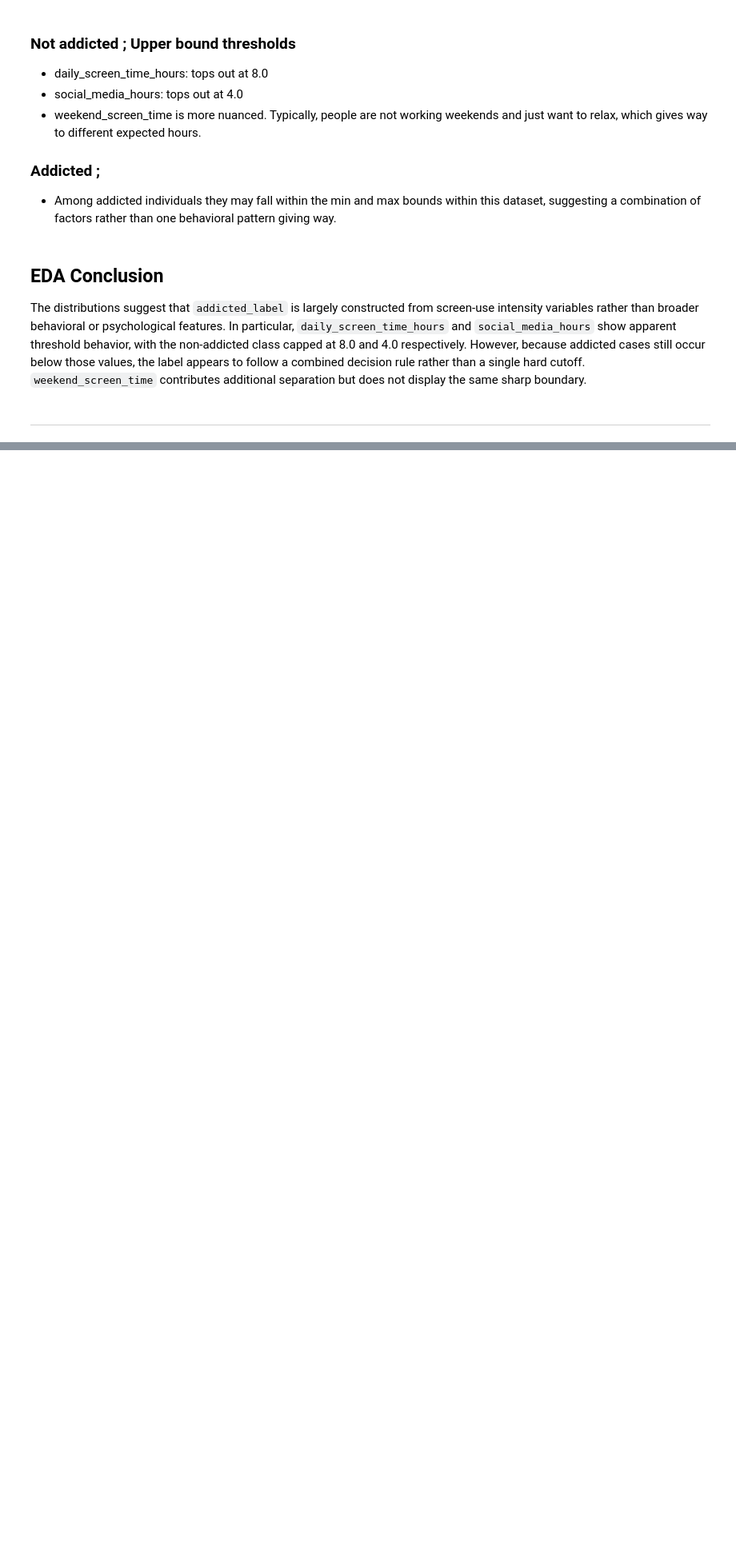
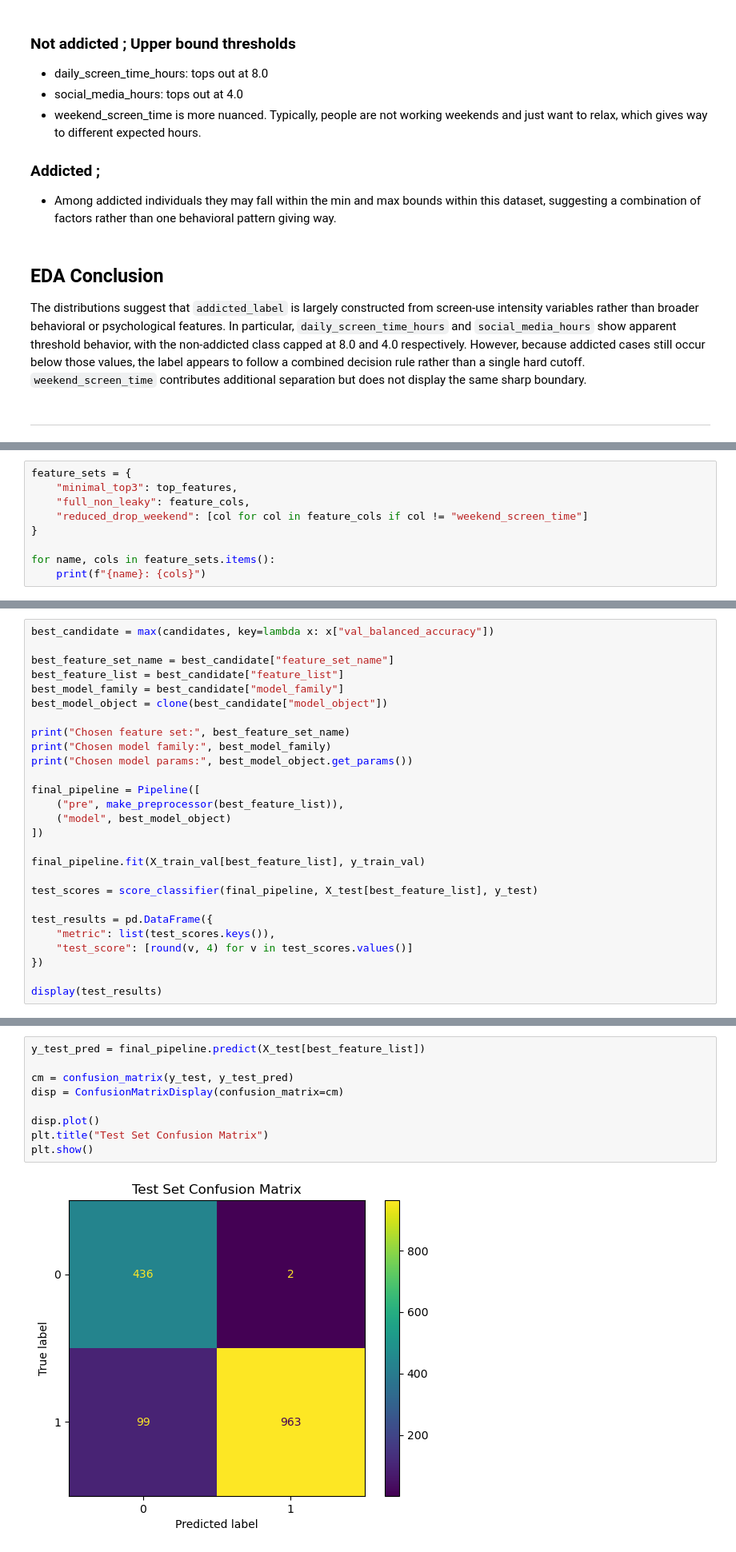
Before and after one commit to Lqvy/Social-Media-Use-Disorder-Prediction-Model, a Jupyter notebook: addiction_prediction.ipynb, the cells around one changed output, grey strips where cells are left out. Shown at 80% size. Drawn from its saved outputs; the diff is of its cells as text; blank space fills up the shorter version.

```diff
--- a/addiction_prediction.ipynb
+++ b/addiction_prediction.ipynb
@@ -342,0 +410,9 @@ The distributions suggest that `addicted_label` is largely constructed from scre
+# %%
+feature_sets = {
+    "minimal_top3": top_features,
+    "full_non_leaky": feature_cols,
+    "reduced_drop_weekend": [col for col in feature_cols if col != "weekend_screen_time"]
+}
+
+for name, cols in feature_sets.items():
+    print(f"{name}: {cols}")
@@ -342,0 +556,27 @@ The distributions suggest that `addicted_label` is largely constructed from scre
+# %%
+best_candidate = max(candidates, key=lambda x: x["val_balanced_accuracy"])
+
+best_feature_set_name = best_candidate["feature_set_name"]
+best_feature_list = best_candidate["feature_list"]
+best_model_family = best_candidate["model_family"]
+best_model_object = clone(best_candidate["model_object"])
+
+print("Chosen feature set:", best_feature_set_name)
+print("Chosen model family:", best_model_family)
+print("Chosen model params:", best_model_object.get_params())
+
+final_pipeline = Pipeline([
+    ("pre", make_preprocessor(best_feature_list)),
+    ("model", best_model_object)
+])
+
+final_pipeline.fit(X_train_val[best_feature_list], y_train_val)
+
+test_scores = score_classifier(final_pipeline, X_test[best_feature_list], y_test)
+
+test_results = pd.DataFrame({
+    "metric": list(test_scores.keys()),
+    "test_score": [round(v, 4) for v in test_scores.values()]
+})
+
+display(test_results)
@@ -342,0 +594,11 @@ The distributions suggest that `addicted_label` is largely constructed from scre
+# %%
+y_test_pred = final_pipeline.predict(X_test[best_feature_list])
+
+cm = confusion_matrix(y_test, y_test_pred)
+disp = ConfusionMatrixDisplay(confusion_matrix=cm)
+
+disp.plot()
+plt.title("Test Set Confusion Matrix")
+plt.show()
+# %% [output]
+[figure, added]
```
Also changed, not shown: parts of 10 cells of this notebook.
